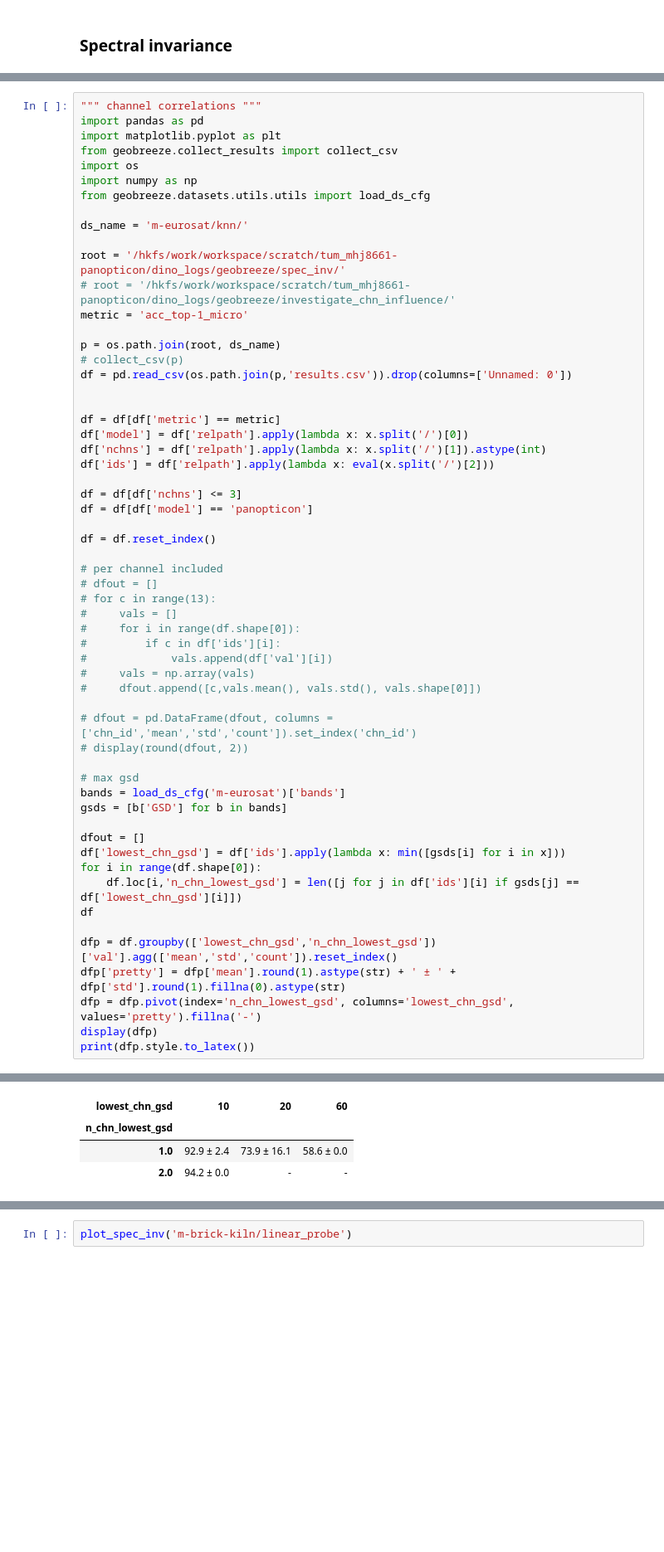
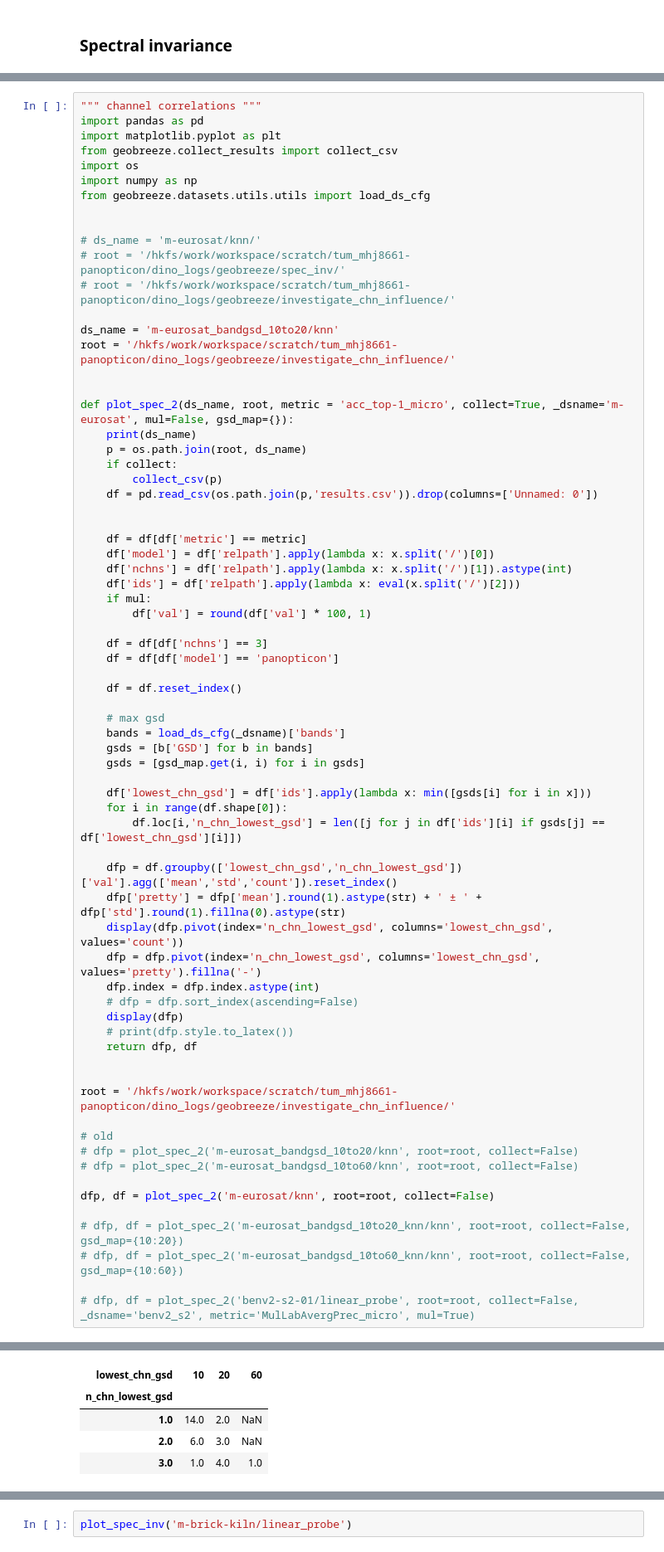
Before and after one commit to geobreeze/geobreeze, a Jupyter notebook: gb.ipynb, the cells around one changed output, grey strips where cells are left out. Shown at 83% size. Drawn from its saved outputs; the diff is of its cells as text; blank space fills up the shorter version.

```diff
--- a/gb.ipynb
+++ b/gb.ipynb
@@ -2292,53 +2596,65 @@ import os
 import numpy as np
 from geobreeze.datasets.utils.utils import load_ds_cfg
 
-ds_name = 'm-eurosat/knn/'
 
-root = '/hkfs/work/workspace/scratch/tum_mhj8661-panopticon/dino_logs/geobreeze/spec_inv/'
+# ds_name = 'm-eurosat/knn/'
+# root = '/hkfs/work/workspace/scratch/tum_mhj8661-panopticon/dino_logs/geobreeze/spec_inv/'
 # root = '/hkfs/work/workspace/scratch/tum_mhj8661-panopticon/dino_logs/geobreeze/investigate_chn_influence/'
-metric = 'acc_top-1_micro'
 
-p = os.path.join(root, ds_name)
-# collect_csv(p)
-df = pd.read_csv(os.path.join(p,'results.csv')).drop(columns=['Unnamed: 0'])
+ds_name = 'm-eurosat_bandgsd_10to20/knn'
+root = '/hkfs/work/workspace/scratch/tum_mhj8661-panopticon/dino_logs/geobreeze/investigate_chn_influence/'
 
 
-df = df[df['metric'] == metric]
-df['model'] = df['relpath'].apply(lambda x: x.split('/')[0])
-df['nchns'] = df['relpath'].apply(lambda x: x.split('/')[1]).astype(int)
-df['ids'] = df['relpath'].apply(lambda x: eval(x.split('/')[2]))
+def plot_spec_2(ds_name, root, metric = 'acc_top-1_micro', collect=True, _dsname='m-eurosat', mul=False, gsd_map={}):
+    print(ds_name)
+    p = os.path.join(root, ds_name)
+    if collect:
+        collect_csv(p)
+    df = pd.read_csv(os.path.join(p,'results.csv')).drop(columns=['Unnamed: 0'])
 
-df = df[df['nchns'] <= 3]
-df = df[df['model'] == 'panopticon']
 
-df = df.reset_index()
+    df = df[df['metric'] == metric]
+    df['model'] = df['relpath'].apply(lambda x: x.split('/')[0])
+    df['nchns'] = df['relpath'].apply(lambda x: x.split('/')[1]).astype(int)
+    df['ids'] = df['relpath'].apply(lambda x: eval(x.split('/')[2]))
+    if mul:
+        df['val'] = round(df['val'] * 100, 1)
 
-# per channel included
-# dfout = []
-# for c in range(13):
-#     vals = []
-#     for i in range(df.shape[0]):
-#         if c in df['ids'][i]:
-#             vals.append(df['val'][i])
-#     vals = np.array(vals)
-#     dfout.append([c,vals.mean(), vals.std(), vals.shape[0]])
+    df = df[df['nchns'] == 3]
+    df = df[df['model'] == 'panopticon']
 
-# dfout = pd.DataFrame(dfout, columns = ['chn_id','mean','std','count']).set_index('chn_id')
-# display(round(dfout, 2))
+    df = df.reset_index()
 
-# max gsd
-bands = load_ds_cfg('m-eurosat')['bands']
-gsds = [b['GSD'] for b in bands]
+    # max gsd
+    bands = load_ds_cfg(_dsname)['bands']
+    gsds = [b['GSD'] for b in bands]
+    gsds = [gsd_map.get(i, i) for i in gsds]
 
-dfout = []
-df['lowest_chn_gsd'] = df['ids'].apply(lambda x: min([gsds[i] for i in x]))
-for i in range(df.shape[0]):
-    df.loc[i,'n_chn_lowest_gsd'] = len([j for j in df['ids'][i] if gsds[j] == df['lowest_chn_gsd'][i]])
-df
+    df['lowest_chn_gsd'] = df['ids'].apply(lambda x: min([gsds[i] for i in x]))
+    for i in range(df.shape[0]):
+        df.loc[i,'n_chn_lowest_gsd'] = len([j for j in df['ids'][i] if gsds[j] == df['lowest_chn_gsd'][i]])
 
-dfp = df.groupby(['lowest_chn_gsd','n_chn_lowest_gsd'])['val'].agg(['mean','std','count']).reset_index()
-dfp['pretty'] = dfp['mean'].round(1).astype(str) + ' ± ' + dfp['std'].round(1).fillna(0).astype(str)
-dfp = dfp.pivot(index='n_chn_lowest_gsd', columns='lowest_chn_gsd', values='pretty').fillna('-')
-display(dfp)
-print(dfp.style.to_latex())
+    dfp = df.groupby(['lowest_chn_gsd','n_chn_lowest_gsd'])['val'].agg(['mean','std','count']).reset_index()
+    dfp['pretty'] = dfp['mean'].round(1).astype(str) + ' ± ' + dfp['std'].round(1).fillna(0).astype(str)
+    display(dfp.pivot(index='n_chn_lowest_gsd', columns='lowest_chn_gsd', values='count'))
+    dfp = dfp.pivot(index='n_chn_lowest_gsd', columns='lowest_chn_gsd', values='pretty').fillna('-')
+    dfp.index = dfp.index.astype(int)
+    # dfp = dfp.sort_index(ascending=False)
+    display(dfp)
+    # print(dfp.style.to_latex())
+    return dfp, df
+
+
+root = '/hkfs/work/workspace/scratch/tum_mhj8661-panopticon/dino_logs/geobreeze/investigate_chn_influence/'
+
+# old
+# dfp = plot_spec_2('m-eurosat_bandgsd_10to20/knn', root=root, collect=False)
+# dfp = plot_spec_2('m-eurosat_bandgsd_10to60/knn', root=root, collect=False)
+
+dfp, df = plot_spec_2('m-eurosat/knn', root=root, collect=False)
+
+# dfp, df = plot_spec_2('m-eurosat_bandgsd_10to20_knn/knn', root=root, collect=False, gsd_map={10:20})
+# dfp, df = plot_spec_2('m-eurosat_bandgsd_10to60_knn/knn', root=root, collect=False, gsd_map={10:60})
+
+# dfp, df = plot_spec_2('benv2-s2-01/linear_probe', root=root, collect=False, _dsname='benv2_s2', metric='MulLabAvergPrec_micro', mul=True)
 # %% [output]
@@ -2345,4 +2662,5 @@ print(dfp.style.to_latex())
 | lowest_chn_gsd | 10 | 20 | 60 |
 | n_chn_lowest_gsd |  |  |  |
-| 1.0 | 92.9 ± 2.4 | 73.9 ± 16.1 | 58.6 ± 0.0 |
-| 2.0 | 94.2 ± 0.0 | - | - |
+| 1.0 | 14.0 | 2.0 | NaN |
+| 2.0 | 6.0 | 3.0 | NaN |
+| 3.0 | 1.0 | 4.0 | 1.0 |
```
Also changed, not shown: parts of 20 cells of this notebook, 15 other files.
